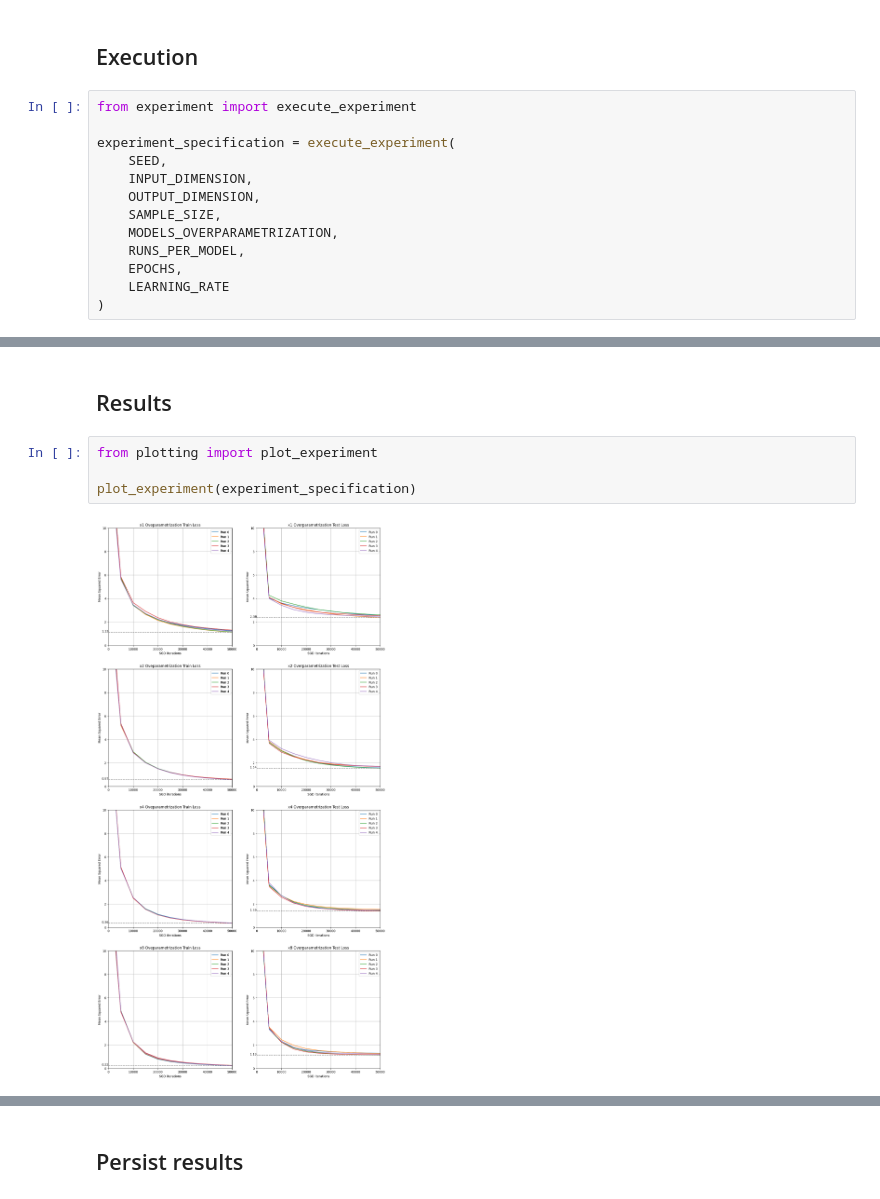
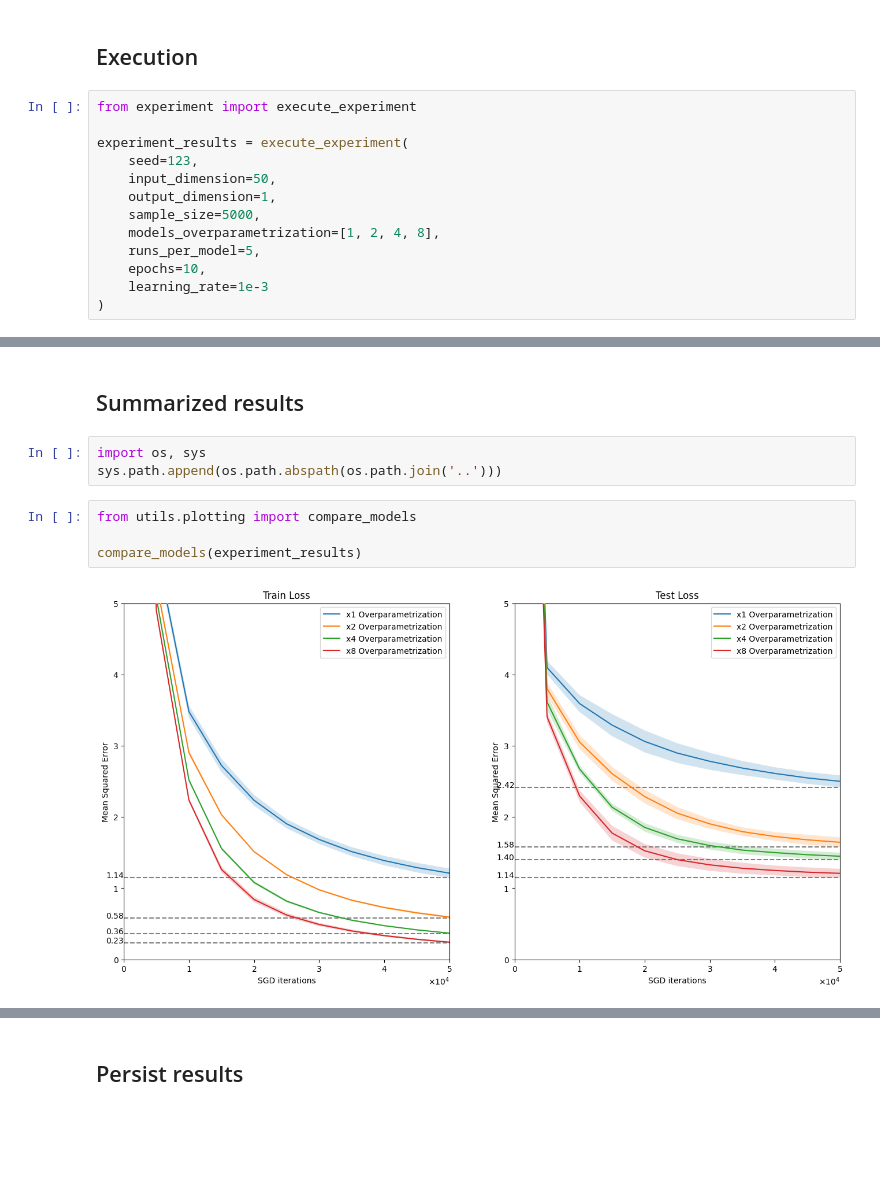
Before and after one commit to PalmaLeandro/nns_growth, a Jupyter notebook: notebooks/overparametrization/2024-01-13-lp-Overparametrization_experiment.ipynb, the cells around one changed output, grey strips where cells are left out. Drawn from its saved outputs; the diff is of its cells as text; blank space fills up the shorter version.

Commit message:
Separate plotting and persistance to utils module.

```diff
--- a/notebooks/overparametrization/2024-01-13-lp-Overparametrization_experiment.ipynb
+++ b/notebooks/overparametrization/2024-01-13-lp-Overparametrization_experiment.ipynb
@@ -26,15 +14,15 @@ EXPERIMENTS_PATH = '/Users/LePalma/Documents/git/nns_growth/notebooks/overparame
 # %%
 from experiment import execute_experiment
 
-experiment_specification = execute_experiment(
-    SEED,
-    INPUT_DIMENSION,
-    OUTPUT_DIMENSION,
-    SAMPLE_SIZE,
-    MODELS_OVERPARAMETRIZATION,
-    RUNS_PER_MODEL,
-    EPOCHS,
-    LEARNING_RATE
+experiment_results = execute_experiment(
+    seed=123,
+    input_dimension=50,
+    output_dimension=1,
+    sample_size=5000,
+    models_overparametrization=[1, 2, 4, 8],
+    runs_per_model=5,
+    epochs=10,
+    learning_rate=1e-3
 )
 # %% [output]
 x1 Oveparametrization Model
@@ -55,10 +43,13 @@ Test Avg loss: 1.229615
 Train Avg loss: 0.237592
 Test Avg loss: 1.211666
 # %% [markdown]
-## Results
+## Summarized results
+# %%
+import os, sys
+sys.path.append(os.path.abspath(os.path.join('..')))
 # %%
-from plotting import plot_experiment
+from utils.plotting import compare_models
 
-plot_experiment(experiment_specification)
+compare_models(experiment_results)
 # %% [output]
-[figure, old version]
+[figure, new version]
```
Also changed, not shown: parts of 7 cells of this notebook, 4 other files.
